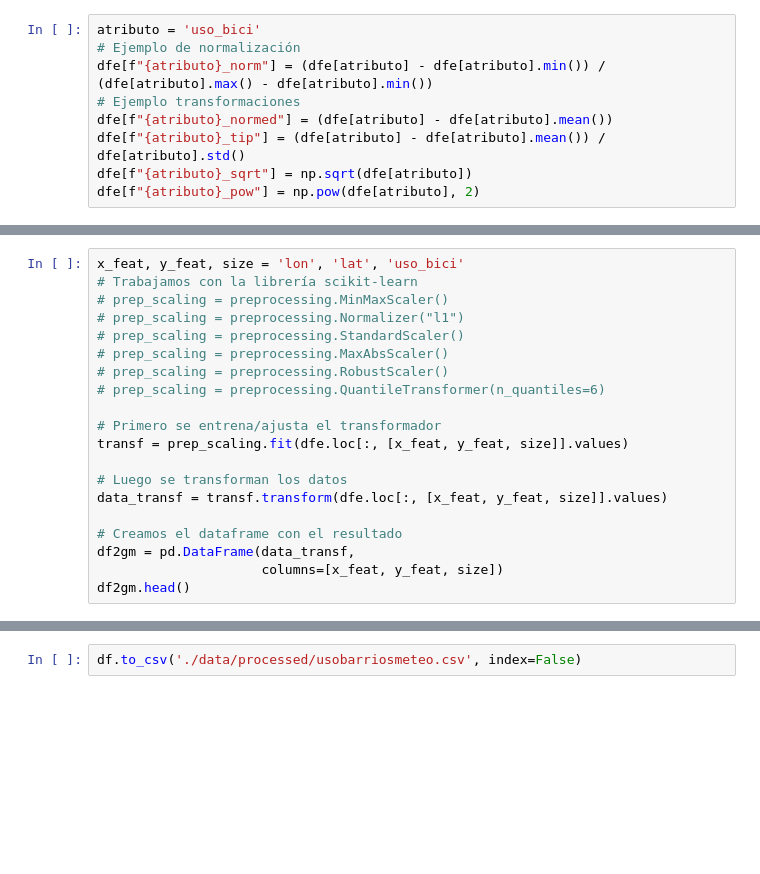
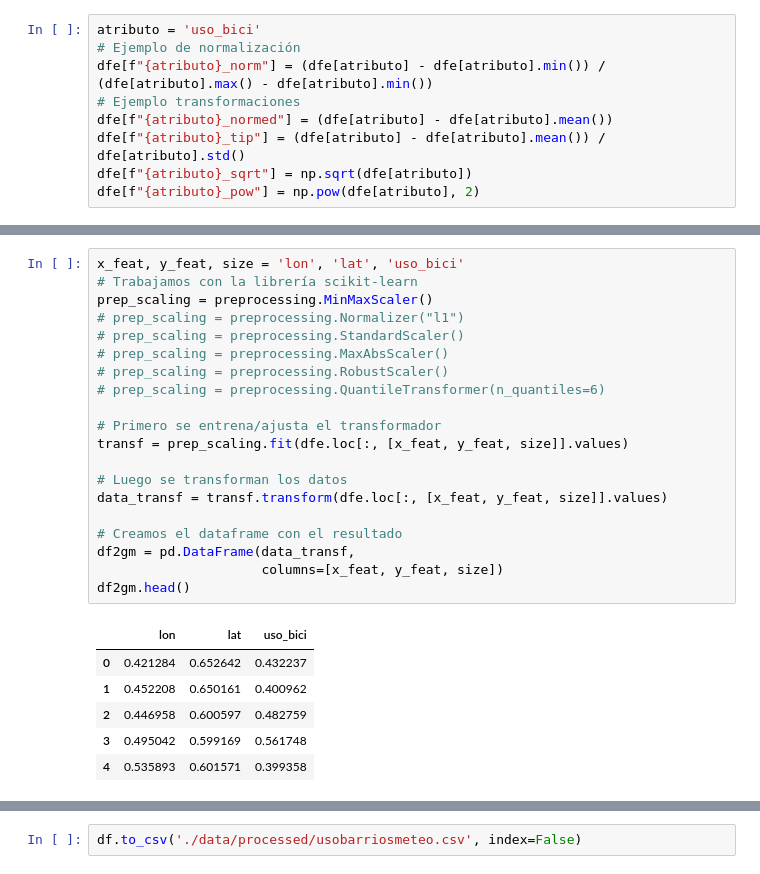
Before and after one commit to LordLiberte/Portfolio, a Jupyter notebook: Practica2/enunciados/5_transformacion.ipynb, the cells around one changed output, grey strips where cells are left out. Cells and saved outputs as stored; diff of their text form; blank space fills up the shorter version.

```diff
--- a/Practica2/enunciados/5_transformacion.ipynb
+++ b/Practica2/enunciados/5_transformacion.ipynb
@@ -63,23 +77,30 @@ plt.show()
 # %%
 x_feat, y_feat, size = 'lon', 'lat', 'uso_bici'
 # Trabajamos con la librería scikit-learn
-# prep_scaling = preprocessing.MinMaxScaler()
+prep_scaling = preprocessing.MinMaxScaler()
 # prep_scaling = preprocessing.Normalizer("l1")
 # prep_scaling = preprocessing.StandardScaler()
 # prep_scaling = preprocessing.MaxAbsScaler()
 # prep_scaling = preprocessing.RobustScaler()
 # prep_scaling = preprocessing.QuantileTransformer(n_quantiles=6)
 
 # Primero se entrena/ajusta el transformador
 transf = prep_scaling.fit(dfe.loc[:, [x_feat, y_feat, size]].values)
 
 # Luego se transforman los datos
 data_transf = transf.transform(dfe.loc[:, [x_feat, y_feat, size]].values)
 
 # Creamos el dataframe con el resultado
 df2gm = pd.DataFrame(data_transf,
                      columns=[x_feat, y_feat, size])
 df2gm.head()
+# %% [output]
+|  | lon | lat | uso_bici |
+| 0 | 0.421284 | 0.652642 | 0.432237 |
+| 1 | 0.452208 | 0.650161 | 0.400962 |
+| 2 | 0.446958 | 0.600597 | 0.482759 |
+| 3 | 0.495042 | 0.599169 | 0.561748 |
+| 4 | 0.535893 | 0.601571 | 0.399358 |
 # %%
 x_feat, y_feat, size = 'lon', 'lat', 'uso_bici'
 fig, ax = plt.subplots(1, 1, figsize=(5, 4))
```
Also changed, not shown: parts of 6 cells of this notebook, 2 other files.
